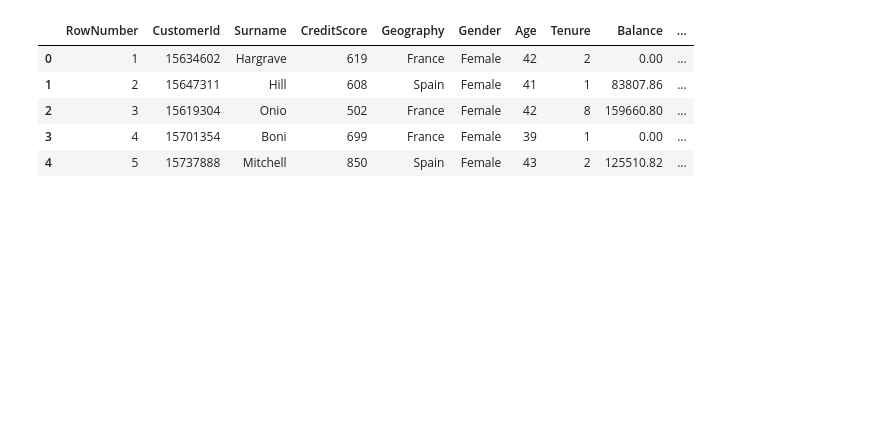
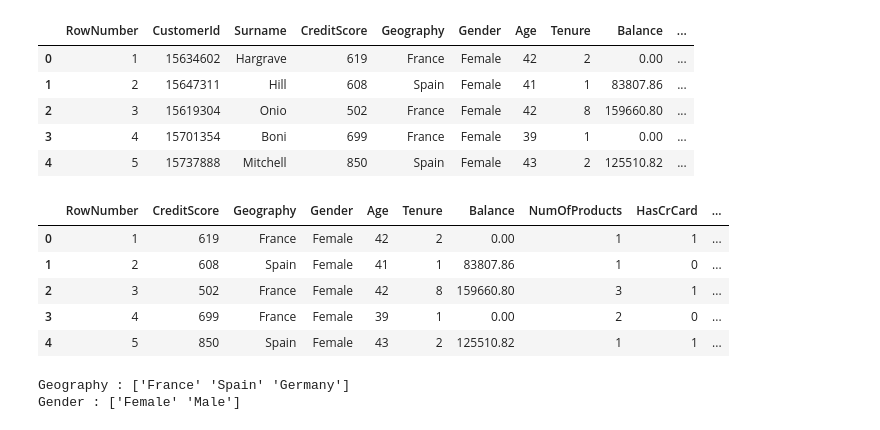
Before and after one commit to cmd-cosmos/ml-algorithms, a Jupyter notebook: Deep-Learning/Neural-Networks/ANN/ANN-bank-customer-churn.ipynb, the cells around one changed output. Saved outputs shown, nothing was run; the diff lists cells and outputs as text; code cells hidden in the pictures; blank space fills up the shorter version.

```diff
--- a/Deep-Learning/Neural-Networks/ANN/ANN-bank-customer-churn.ipynb
+++ b/Deep-Learning/Neural-Networks/ANN/ANN-bank-customer-churn.ipynb
@@ -20,3 +20,29 @@ df.head()
 | 2 | 3 | 15619304 | Onio | 502 | France | Female | 42 | 8 | 159660.80 | ... |
 | 3 | 4 | 15701354 | Boni | 699 | France | Female | 39 | 1 | 0.00 | ... |
 | 4 | 5 | 15737888 | Mitchell | 850 | Spain | Female | 43 | 2 | 125510.82 | ... |
+# %%
+df.drop("Surname", axis=1, inplace=True)
+df.drop("CustomerId", axis=1, inplace=True)
+# %%
+df.head()
+# %% [output]
+|  | RowNumber | CreditScore | Geography | Gender | Age | Tenure | Balance | NumOfProducts | HasCrCard | ... |
+| 0 | 1 | 619 | France | Female | 42 | 2 | 0.00 | 1 | 1 | ... |
+| 1 | 2 | 608 | Spain | Female | 41 | 1 | 83807.86 | 1 | 0 | ... |
+| 2 | 3 | 502 | France | Female | 42 | 8 | 159660.80 | 3 | 1 | ... |
+| 3 | 4 | 699 | France | Female | 39 | 1 | 0.00 | 2 | 0 | ... |
+| 4 | 5 | 850 | Spain | Female | 43 | 2 | 125510.82 | 1 | 1 | ... |
+# %%
+### Encoding gender and geography using one hot encoding
+
+def get_unique(df):
+    for col in df:
+        if df[col].dtypes=='object':
+            print("{} : {}".format(col, df[col].unique()))
+
+get_unique(df)
+
+df2 = pd.get_dummies(df)
+# %% [output]
+Geography : ['France' 'Spain' 'Germany']
+Gender : ['Female' 'Male']
```
Also changed, not shown: parts of 11 cells of this notebook.
